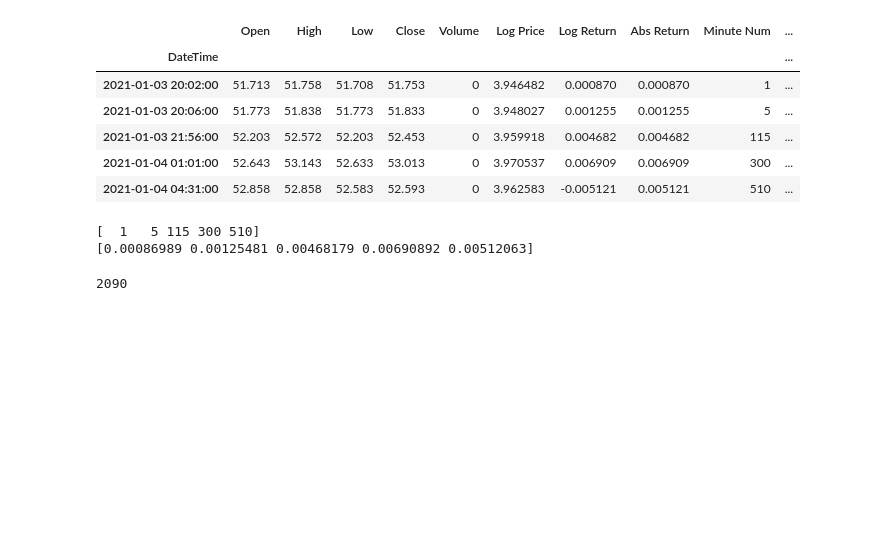
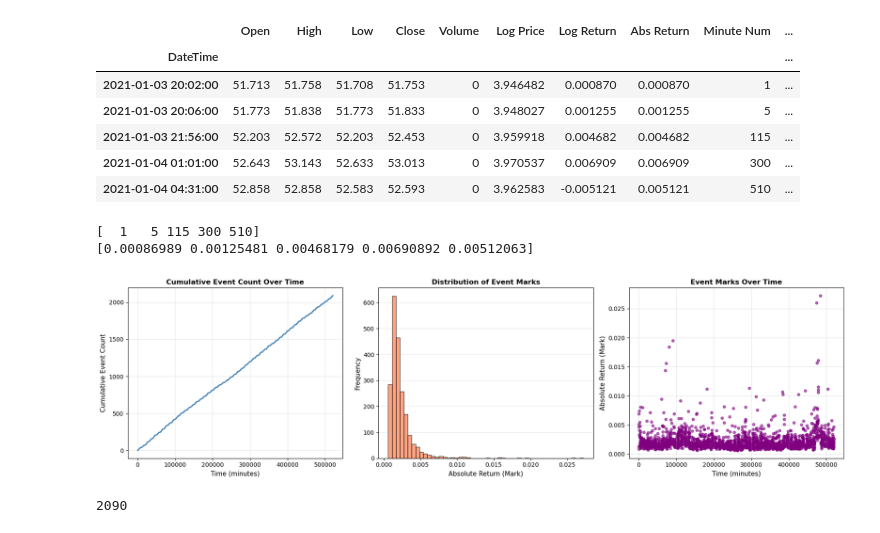
Before and after one commit to BigZyg/Modelling-self-exciting-point-processes-using-the-ETAS-model, a Jupyter notebook: poster maths.ipynb, the cells around one changed output. Cells and saved outputs as stored; diff of their text form; code cells hidden in the pictures; blank space fills up the shorter version.

```diff
--- a/poster maths.ipynb
+++ b/poster maths.ipynb
@@ -126,13 +112,44 @@ events_df.head()
 | 2021-01-04 01:01:00 | 52.643 | 53.143 | 52.633 | 53.013 | 0 | 3.970537 | 0.006909 | 0.006909 | 300 | ... |
 | 2021-01-04 04:31:00 | 52.858 | 52.858 | 52.583 | 52.593 | 0 | 3.962583 | -0.005121 | 0.005121 | 510 | ... |
 # %%
+#Visualising extreme events
+
 event_times = events_df["Minute Num"].values
 event_marks = events_df["Abs Return"].values
 print(event_times[:5])
 print(event_marks[:5])
+
+fig, axes = plt.subplots(1, 3, figsize=(18, 5))
+
+# 1. Cumulative Event Count
+cumulative_count = np.arange(1, len(event_times) + 1)
+axes[0].plot(event_times, cumulative_count, linewidth=2, color='steelblue')
+axes[0].set_xlabel('Time (minutes)', fontsize=11)
+axes[0].set_ylabel('Cumulative Event Count', fontsize=11)
+axes[0].set_title('Cumulative Event Count Over Time', fontsize=12, fontweight='bold')
+axes[0].grid(True, alpha=0.3)
+
+# 2. Event Marks Distribution
+axes[1].hist(event_marks, bins=50, edgecolor='black', alpha=0.7, color='coral')
+axes[1].set_xlabel('Absolute Return (Mark)', fontsize=11)
+axes[1].set_ylabel('Frequency', fontsize=11)
+axes[1].set_title('Distribution of Event Marks', fontsize=12, fontweight='bold')
+axes[1].grid(True, alpha=0.3, axis='y')
+
+# 3. Event Marks Over Time
+axes[2].scatter(event_times, event_marks, alpha=0.6, s=20, color='purple')
+axes[2].set_xlabel('Time (minutes)', fontsize=11)
+axes[2].set_ylabel('Absolute Return (Mark)', fontsize=11)
+axes[2].set_title('Event Marks Over Time', fontsize=12, fontweight='bold')
+axes[2].grid(True, alpha=0.3)
+
+plt.tight_layout()
+plt.savefig("event_analysis.png", dpi=300, bbox_inches="tight")
+plt.show()
 # %% [output]
 [  1   5 115 300 510]
 [0.00086989 0.00125481 0.00468179 0.00690892 0.00512063]
+[figure, added]
 # %%
 T_max = event_times.max()
 M0 = event_marks.min()
```
Also changed, not shown: parts of 11 cells of this notebook.
